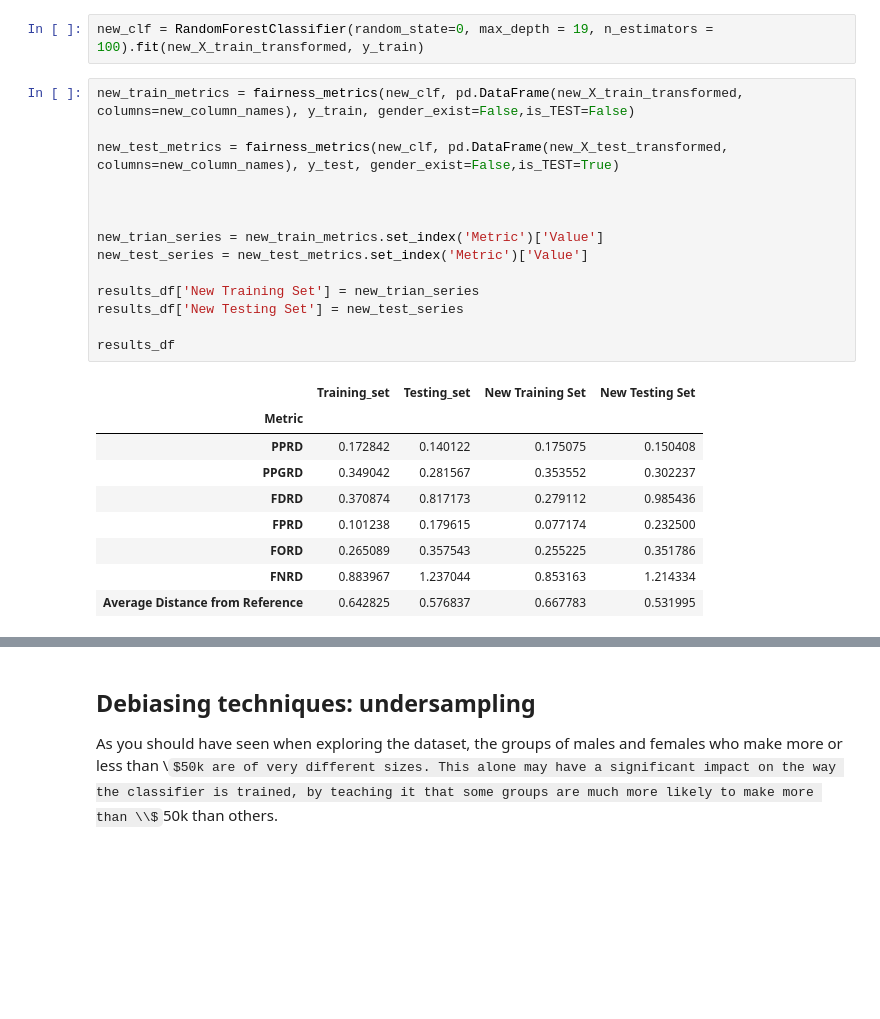
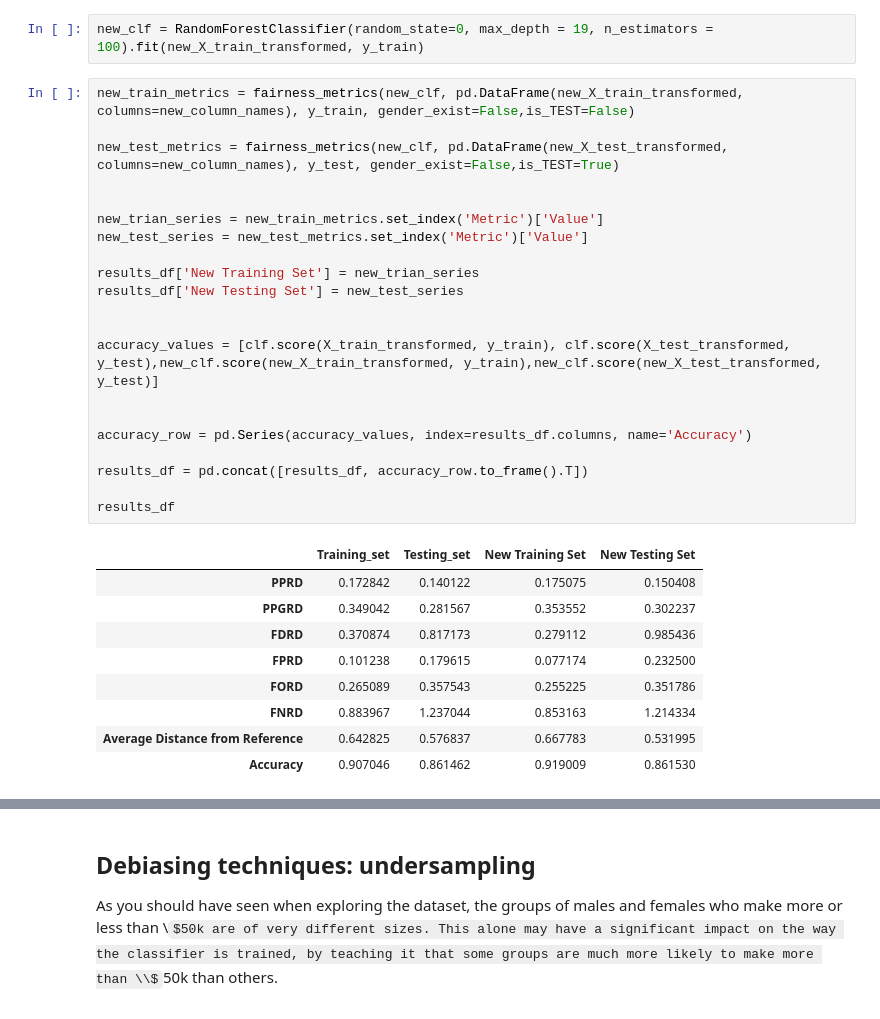
Before and after one commit to wsl0917/DSCI430_module2_assignment, a Jupyter notebook: Module 4 Assignment-1.ipynb, the cells around one changed output, grey strips where cells are left out. Drawn from its saved outputs; the diff is of its cells as text; some formulas as TeX source; blank space fills up the shorter version.

```diff
--- a/Module 4 Assignment-1.ipynb
+++ b/Module 4 Assignment-1.ipynb
@@ -361,20 +361,26 @@ new_clf = RandomForestClassifier(random_state=0, max_depth = 19, n_estimators =
 # %%
 new_train_metrics = fairness_metrics(new_clf, pd.DataFrame(new_X_train_transformed, columns=new_column_names), y_train, gender_exist=False,is_TEST=False)
 
 new_test_metrics = fairness_metrics(new_clf, pd.DataFrame(new_X_test_transformed, columns=new_column_names), y_test, gender_exist=False,is_TEST=True)
-
 
 
 new_trian_series = new_train_metrics.set_index('Metric')['Value']
 new_test_series = new_test_metrics.set_index('Metric')['Value']
 
 results_df['New Training Set'] = new_trian_series
 results_df['New Testing Set'] = new_test_series
 
+
+accuracy_values = [clf.score(X_train_transformed, y_train), clf.score(X_test_transformed, y_test),new_clf.score(new_X_train_transformed, y_train),new_clf.score(new_X_test_transformed, y_test)]
+
+
+accuracy_row = pd.Series(accuracy_values, index=results_df.columns, name='Accuracy')
+
+results_df = pd.concat([results_df, accuracy_row.to_frame().T])
+
 results_df
 # %% [output]
 |  | Training_set | Testing_set | New Training Set | New Testing Set |
-| Metric |  |  |  |  |
 | PPRD | 0.172842 | 0.140122 | 0.175075 | 0.150408 |
 | PPGRD | 0.349042 | 0.281567 | 0.353552 | 0.302237 |
 | FDRD | 0.370874 | 0.817173 | 0.279112 | 0.985436 |
@@ -382,3 +388,4 @@ results_df
 | FORD | 0.265089 | 0.357543 | 0.255225 | 0.351786 |
 | FNRD | 0.883967 | 1.237044 | 0.853163 | 1.214334 |
 | Average Distance from Reference | 0.642825 | 0.576837 | 0.667783 | 0.531995 |
+| Accuracy | 0.907046 | 0.861462 | 0.919009 | 0.861530 |
```
Also changed, not shown: parts of 1 cell of this notebook.
